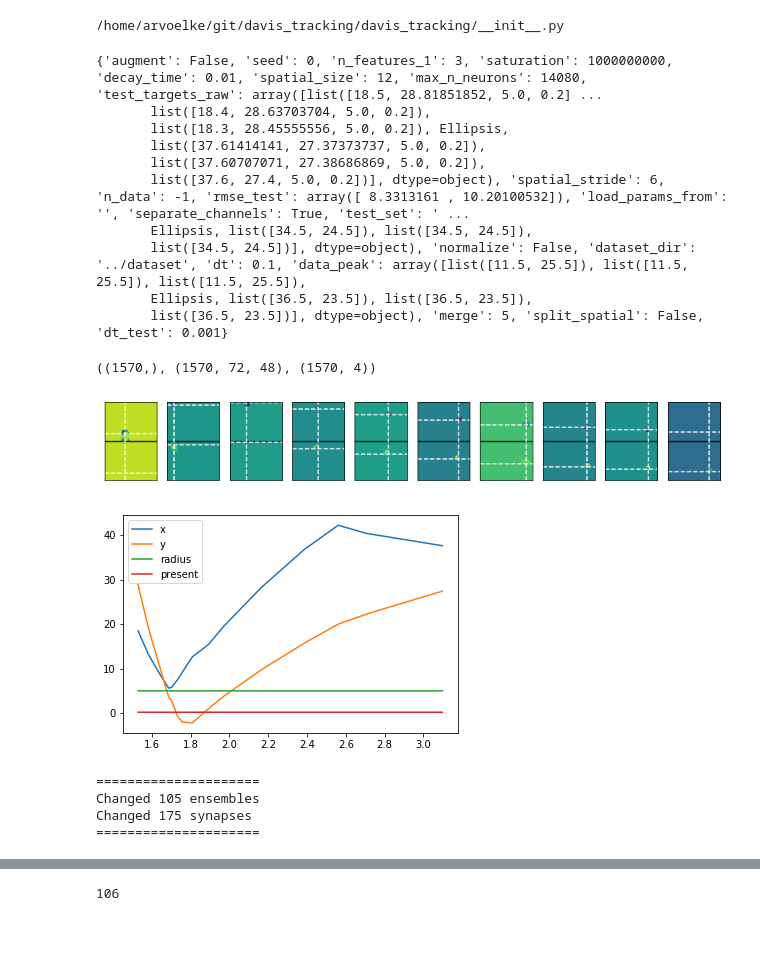
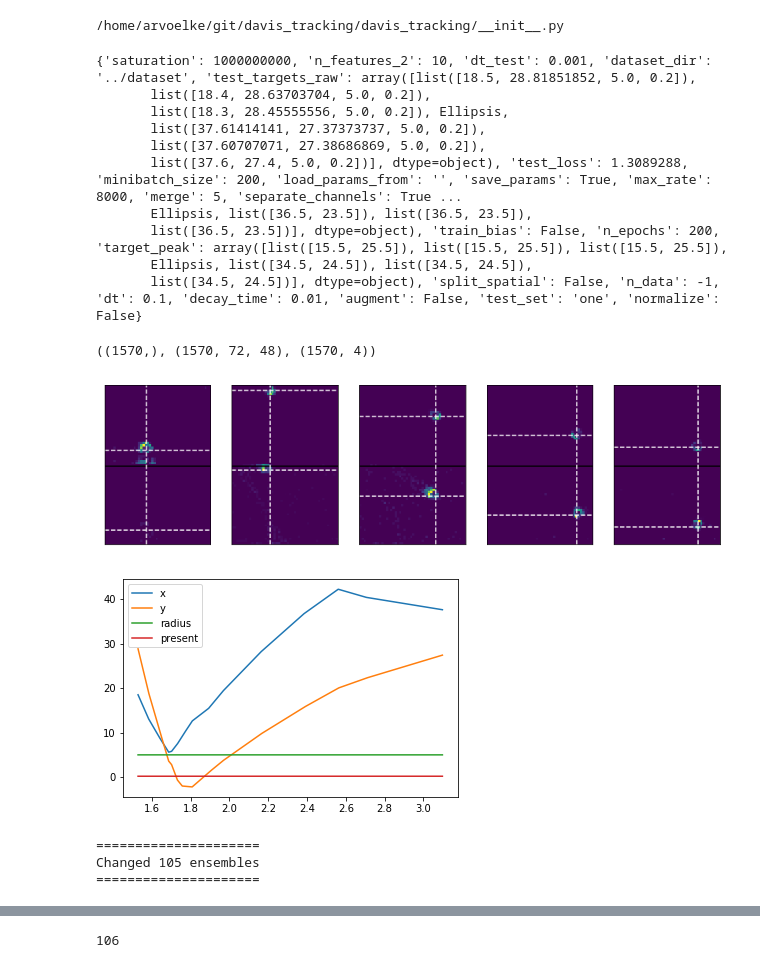
Before and after one commit to tcstewar/davis_tracking, a Jupyter notebook: experiments/nengo_spiking.ipynb, the cells around one changed output, grey strips where cells are left out. Drawn from its saved outputs; the diff is of its cells as text; code cells hidden in the pictures; blank space fills up the shorter version.

Commit message:
Retrained with fixed biases; improved RMSE reporting

```diff
--- a/experiments/nengo_spiking.ipynb
+++ b/experiments/nengo_spiking.ipynb
@@ -26,23 +26,23 @@ print(davis_tracking.__file__)
 # model file generated via:
 # repo: https://github.com/tcstewar/davis_tracking/
 # branch: nengo_spiking
-# pytry track_deep_heat_spiking.py --n_epochs=200 --n_data=-1 --test_set=one --save_params=True --seed=0 --saturation=1000000000 --n_features_1=3 --n_parallel=1 --max_rate=8000
+# pytry track_deep_heat_spiking.py --n_epochs=200 --n_data=-1 --test_set=one --save_params=True --seed=0 --saturation=1000000000 --n_features_1=3 --n_parallel=1 --max_rate=8000 --train_bias=False
 
-trained = os.path.abspath("data/TrackingTrial#20190621-114844-871ad8af")
+trained = os.path.abspath("data/TrackingTrial#20190621-135559-32d7c7d3")
 pdict = text("%s.txt" % trained)
 p = namedtuple("Params", pdict.keys())(*pdict.values())
 params = np.load("%s.params.npy" % trained, allow_pickle=True)
 
 print(pdict)
 # %% [output]
-{'augment': False, 'seed': 0, 'n_features_1': 3, 'saturation': 1000000000, 'decay_time': 0.01, 'spatial_size': 12, 'max_n_neurons': 14080, 'test_targets_raw': array([list([18.5, 28.81851852, 5.0, 0.2] ...
+{'saturation': 1000000000, 'n_features_2': 10, 'dt_test': 0.001, 'dataset_dir': '../dataset', 'test_targets_raw': array([list([18.5, 28.81851852, 5.0, 0.2]),
        list([18.4, 28.63703704, 5.0, 0.2]),
        list([18.3, 28.45555556, 5.0, 0.2]), Ellipsis,
        list([37.61414141, 27.37373737, 5.0, 0.2]),
        list([37.60707071, 27.38686869, 5.0, 0.2]),
-       list([37.6, 27.4, 5.0, 0.2])], dtype=object), 'spatial_stride': 6, 'n_data': -1, 'rmse_test': array([ 8.3313161 , 10.20100532]), 'load_params_from': '', 'separate_channels': True, 'test_set': ' ...
+       list([37.6, 27.4, 5.0, 0.2])], dtype=object), 'test_loss': 1.3089288, 'minibatch_size': 200, 'load_params_from': '', 'save_params': True, 'max_rate': 8000, 'merge': 5, 'separate_channels': True ...
+       Ellipsis, list([36.5, 23.5]), list([36.5, 23.5]),
+       list([36.5, 23.5])], dtype=object), 'train_bias': False, 'n_epochs': 200, 'target_peak': array([list([15.5, 25.5]), list([15.5, 25.5]), list([15.5, 25.5]),
        Ellipsis, list([34.5, 24.5]), list([34.5, 24.5]),
-       list([34.5, 24.5])], dtype=object), 'normalize': False, 'dataset_dir': '../dataset', 'dt': 0.1, 'data_peak': array([list([11.5, 25.5]), list([11.5, 25.5]), list([11.5, 25.5]),
-       Ellipsis, list([36.5, 23.5]), list([36.5, 23.5]),
-       list([36.5, 23.5])], dtype=object), 'merge': 5, 'split_spatial': False, 'dt_test': 0.001}
+       list([34.5, 24.5])], dtype=object), 'split_spatial': False, 'n_data': -1, 'dt': 0.1, 'decay_time': 0.01, 'augment': False, 'test_set': 'one', 'normalize': False}
 # %%
@@ -61,26 +62,26 @@ times.shape, images.shape, targets.shape
 # %% [output]
 ((1570,), (1570, 72, 48), (1570, 4))
 # %%
-N = 10
+N = 5
 plt.figure(figsize=(14,8))
 indices = np.linspace(0, len(times)-1, N).astype(int)
 for i, index in enumerate(indices):
     plt.subplot(1, N, i+1)
     plt.imshow(images[index]) #, vmin=-1, vmax=1)
     plt.xticks([])
     plt.yticks([])
     plt.axhline(targets[index,1], c='w', ls='--')
     plt.axhline(images.shape[1]//2, c='k')
     plt.axhline(targets[index,1]+images.shape[1]//2, c='w', ls='--')
     plt.axvline(targets[index,0], c='w', ls='--')
 
 plt.figure()
 plt.plot(times, targets)
 plt.legend(['x', 'y', 'radius', 'present'])
 
 plt.show()
 # %% [output]
-[figure, old version]
+[figure, new version]
 [figure]
 # %%
 # copied over from track_deep_heat.py:
@@ -181,6 +154,6 @@ with nengo.Network() as model:
 # %%
 convert_to_spiking = True
-add_synapses = 0.001  # p.decay_time
+add_synapses = None  # p.decay_time
 
 print("=====================")
 
@@ -206,7 +179,6 @@ print("=====================")
 # %% [output]
 =====================
 Changed 105 ensembles
-Changed 175 synapses
 =====================
 # %%
 from nengo_loihi.hardware.allocators import GreedyChip
```
Also changed, not shown: parts of 6 cells of this notebook, 5 other files.
